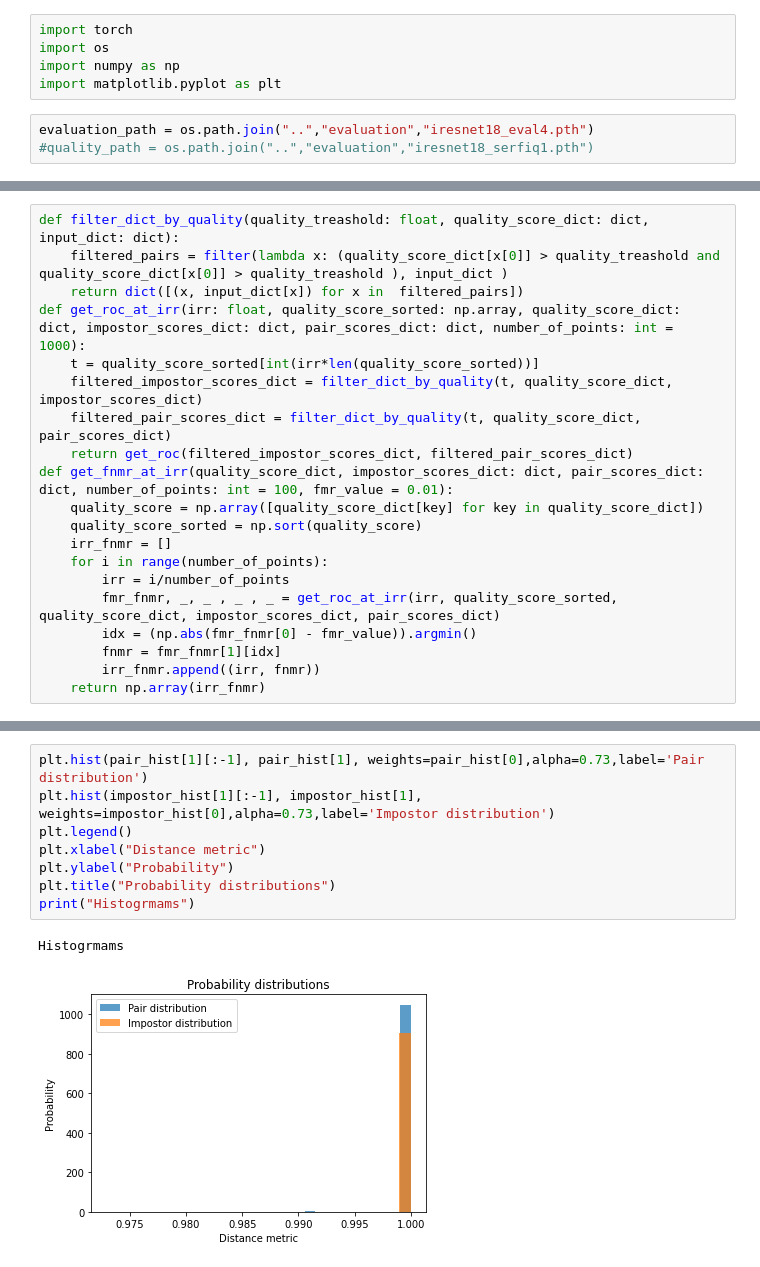
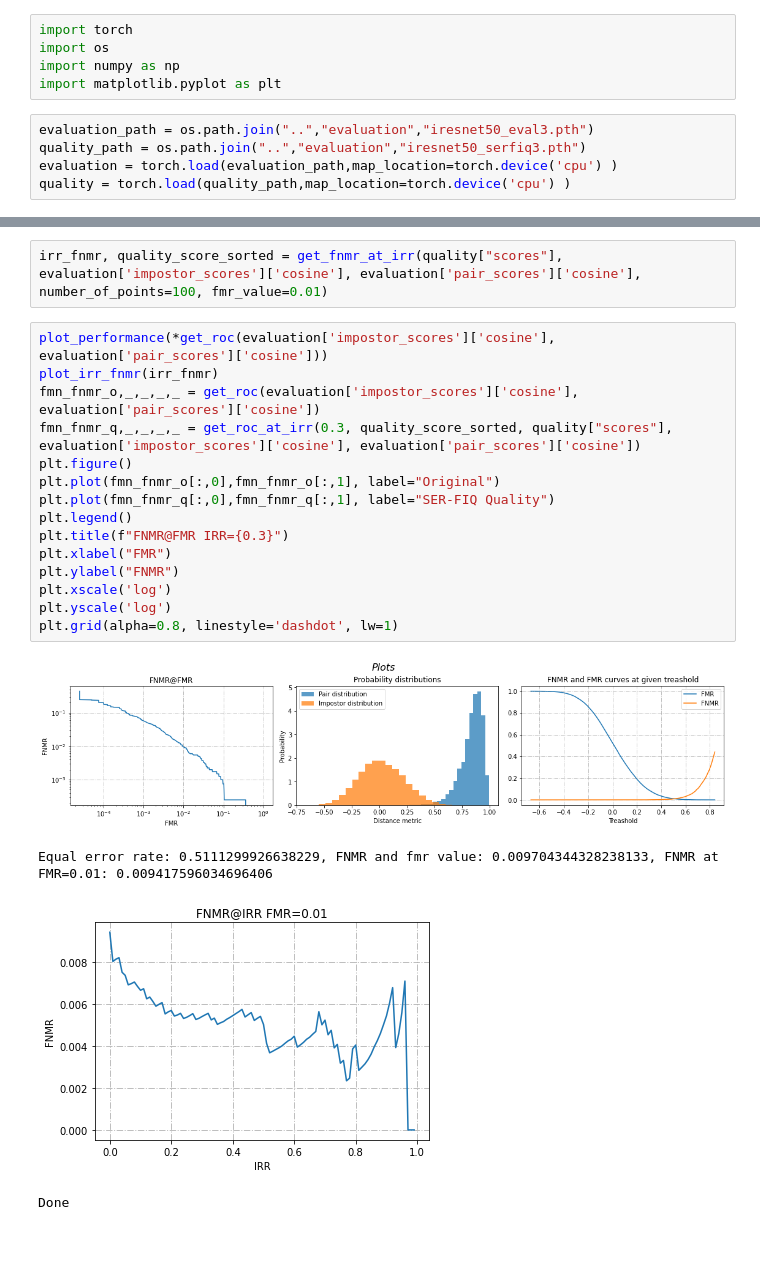
Before and after one commit to marekkles/DP, a Jupyter notebook: performance.ipynb, the cells around one changed output, grey strips where cells are left out. Drawn from its saved outputs; the diff is of its cells as text; blank space fills up the shorter version.

Commit message:
Added evalation plots

```diff
--- a/performance.ipynb
+++ b/performance.ipynb
@@ -4,5 +4,7 @@ import os
 import numpy as np
 import matplotlib.pyplot as plt
 # %%
-evaluation_path = os.path.join("..","evaluation","iresnet18_eval4.pth")
-#quality_path = os.path.join("..","evaluation","iresnet18_serfiq1.pth")
+evaluation_path = os.path.join("..","evaluation","iresnet50_eval3.pth")
+quality_path = os.path.join("..","evaluation","iresnet50_serfiq3.pth")
+evaluation = torch.load(evaluation_path,map_location=torch.device('cpu') )
+quality = torch.load(quality_path,map_location=torch.device('cpu') )
@@ -34,20 +89,0 @@ def get_roc(impostor_scores_dict: dict, pair_scores_dict: dict, number_of_points
-# %%
-def filter_dict_by_quality(quality_treashold: float, quality_score_dict: dict, input_dict: dict):
-    filtered_pairs = filter(lambda x: (quality_score_dict[x[0]] > quality_treashold and quality_score_dict[x[0]] > quality_treashold ), input_dict )
-    return dict([(x, input_dict[x]) for x in  filtered_pairs])
-def get_roc_at_irr(irr: float, quality_score_sorted: np.array, quality_score_dict: dict, impostor_scores_dict: dict, pair_scores_dict: dict, number_of_points: int = 1000):
-    t = quality_score_sorted[int(irr*len(quality_score_sorted))]
-    filtered_impostor_scores_dict = filter_dict_by_quality(t, quality_score_dict, impostor_scores_dict)
-    filtered_pair_scores_dict = filter_dict_by_quality(t, quality_score_dict, pair_scores_dict)
-    return get_roc(filtered_impostor_scores_dict, filtered_pair_scores_dict)
-def get_fnmr_at_irr(quality_score_dict, impostor_scores_dict: dict, pair_scores_dict: dict, number_of_points: int = 100, fmr_value = 0.01):
-    quality_score = np.array([quality_score_dict[key] for key in quality_score_dict])
-    quality_score_sorted = np.sort(quality_score)
-    irr_fnmr = []
-    for i in range(number_of_points):
-        irr = i/number_of_points
-        fmr_fnmr, _, _ , _ , _ = get_roc_at_irr(irr, quality_score_sorted, quality_score_dict, impostor_scores_dict, pair_scores_dict)
-        idx = (np.abs(fmr_fnmr[0] - fmr_value)).argmin()
-        fnmr = fmr_fnmr[1][idx]
-        irr_fnmr.append((irr, fnmr))
-    return np.array(irr_fnmr)
@@ -92,11 +90,22 @@ Text(0, 0.5, 'Rate')
-# %%
-plt.hist(pair_hist[1][:-1], pair_hist[1], weights=pair_hist[0],alpha=0.73,label='Pair distribution')
-plt.hist(impostor_hist[1][:-1], impostor_hist[1], weights=impostor_hist[0],alpha=0.73,label='Impostor distribution')
-plt.legend()
-plt.xlabel("Distance metric")
-plt.ylabel("Probability")
-plt.title("Probability distributions")
-print("Histogrmams")
-# %% [output]
-Histogrmams
-[figure, removed]
+# %%
+irr_fnmr, quality_score_sorted = get_fnmr_at_irr(quality["scores"], evaluation['impostor_scores']['cosine'], evaluation['pair_scores']['cosine'], number_of_points=100, fmr_value=0.01)
+# %%
+plot_performance(*get_roc(evaluation['impostor_scores']['cosine'], evaluation['pair_scores']['cosine']))
+plot_irr_fnmr(irr_fnmr)
+fmn_fnmr_o,_,_,_,_ = get_roc(evaluation['impostor_scores']['cosine'], evaluation['pair_scores']['cosine'])
+fmn_fnmr_q,_,_,_,_ = get_roc_at_irr(0.3, quality_score_sorted, quality["scores"], evaluation['impostor_scores']['cosine'], evaluation['pair_scores']['cosine'])
+plt.figure()
+plt.plot(fmn_fnmr_o[:,0],fmn_fnmr_o[:,1], label="Original")
+plt.plot(fmn_fnmr_q[:,0],fmn_fnmr_q[:,1], label="SER-FIQ Quality")
+plt.legend()
+plt.title(f"FNMR@FMR IRR={0.3}")
+plt.xlabel("FMR")
+plt.ylabel("FNMR")
+plt.xscale('log')
+plt.yscale('log')
+plt.grid(alpha=0.8, linestyle='dashdot', lw=1)
+# %% [output]
+[figure, added]
+Equal error rate: 0.5111299926638229, FNMR and fmr value: 0.009704344328238133, FNMR at FMR=0.01: 0.009417596034696406
+[figure, added]
+Done
```
Also changed, not shown: parts of 9 cells of this notebook, 1 other file.
